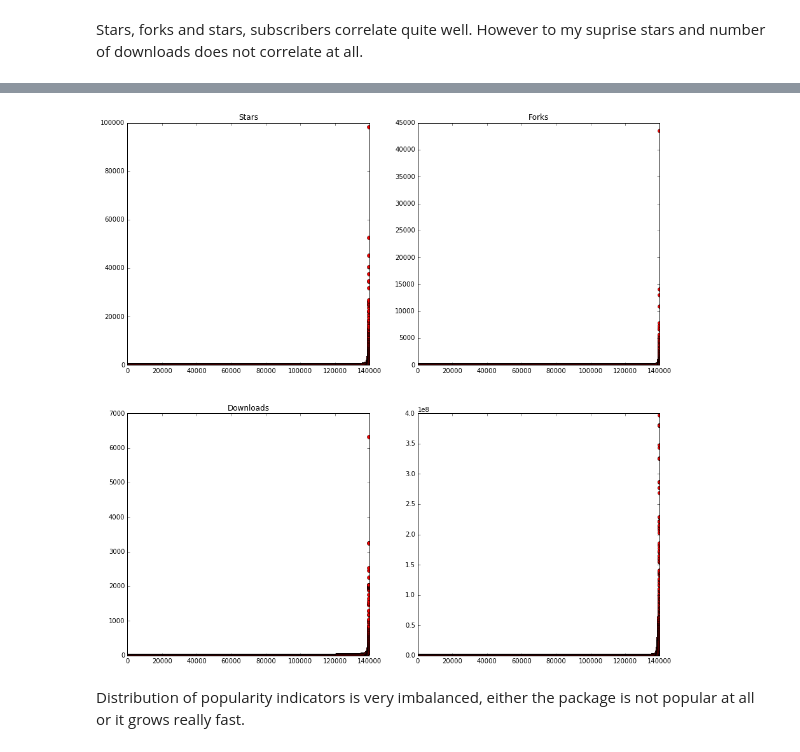
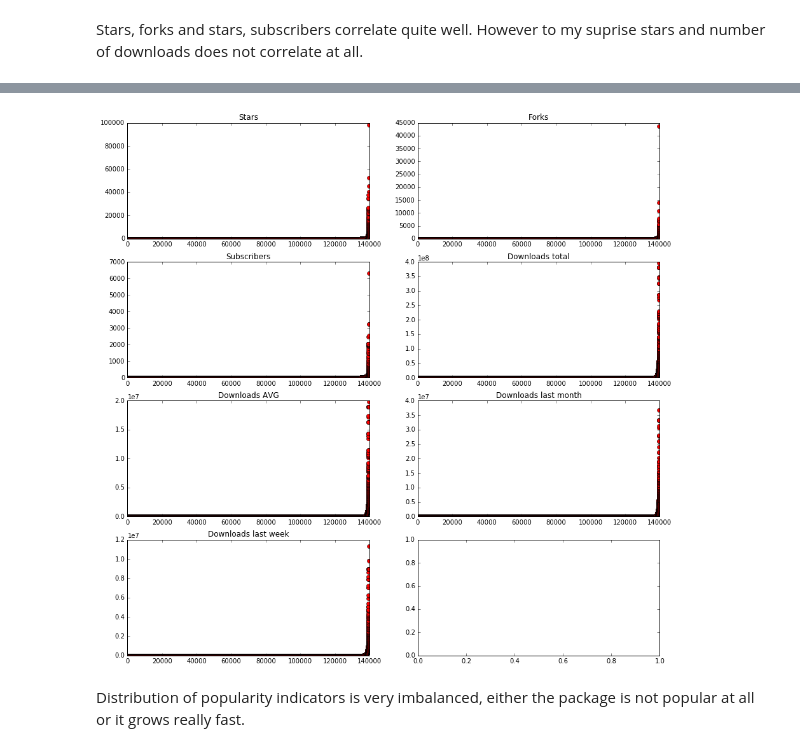
Before and after one commit to sammy-SC/javascript-quality, a Jupyter notebook: jupyter/data-analysis-2.ipynb, the cells around one changed output, grey strips where cells are left out. Drawn from its saved outputs; the diff is of its cells as text; code cells hidden in the pictures.

```diff
--- a/jupyter/data-analysis-2.ipynb
+++ b/jupyter/data-analysis-2.ipynb
@@ -64,0 +72,19 @@ Connected to DB
+# %%
+# helper functions
+# indexes
+
+OPEN_ISSUES_COUNT = 0
+SIZE = 1
+DEPENDENCIES_COUNT = 2
+MAINTAINERS_COUNT = 3
+CONTRIBUTORS_COUNT = 4
+HAS_TESTS = 5
+HAS_README = 6
+
+STARS = 0
+FORKS = 1
+SUBSCRIBERS = 2
+TOTAL_DOWNLOADS = 3
+AVERAGE_PER_MONTH_DOWNLOADS = 4
+LAST_MONTH_DOWNLOADS = 5
+LAST_WEEK_DOWNLOADS = 6
@@ -373,25 +435,35 @@ plt.show()
 # %%
 
-fig, axes = plt.subplots(nrows=2, ncols=2, figsize=(15, 15))
+fig, axes = plt.subplots(nrows=4, ncols=2, figsize=(15, 15))
 
 
 
 
-axes[0, 0].plot(np.sort(Y[:, 0]), 'ro')
+axes[0, 0].plot(np.sort(Y[:, STARS]), 'ro')
 axes[0, 0].set_title('Stars')
 
-axes[0, 1].plot(np.sort(Y[:, 1]), 'ro')
+axes[0, 1].plot(np.sort(Y[:, FORKS]), 'ro')
 axes[0, 1].set_title('Forks')
 
-axes[1, 0].plot(np.sort(Y[:, 2]), 'ro')
+axes[1, 0].plot(np.sort(Y[:, SUBSCRIBERS]), 'ro')
 axes[1, 0].set_title('Subscribers')
 
-axes[1, 1].plot(np.sort(Y[:, 3]), 'ro')
-axes[1, 0].set_title('Downloads')
+axes[1, 1].plot(np.sort(Y[:, TOTAL_DOWNLOADS]), 'ro')
+axes[1, 1].set_title('Downloads total')
+
+axes[2, 0].plot(np.sort(Y[:, AVERAGE_PER_MONTH_DOWNLOADS]), 'ro')
+axes[2, 0].set_title('Downloads AVG')
+
+axes[2, 1].plot(np.sort(Y[:, LAST_MONTH_DOWNLOADS]), 'ro')
+axes[2, 1].set_title('Downloads last month')
+
+axes[3, 0].plot(np.sort(Y[:, LAST_WEEK_DOWNLOADS]), 'ro')
+axes[3, 0].set_title('Downloads last week')
+
 
 plt.show()
 # %% [output]
-[figure, old version]
+[figure, new version]
 # %% [markdown]
 Distribution of popularity indicators is very imbalanced, either the package is not popular at all or it grows really fast.
 # %% [markdown]
```
Also changed, not shown: parts of 28 cells of this notebook, 1 other file.
